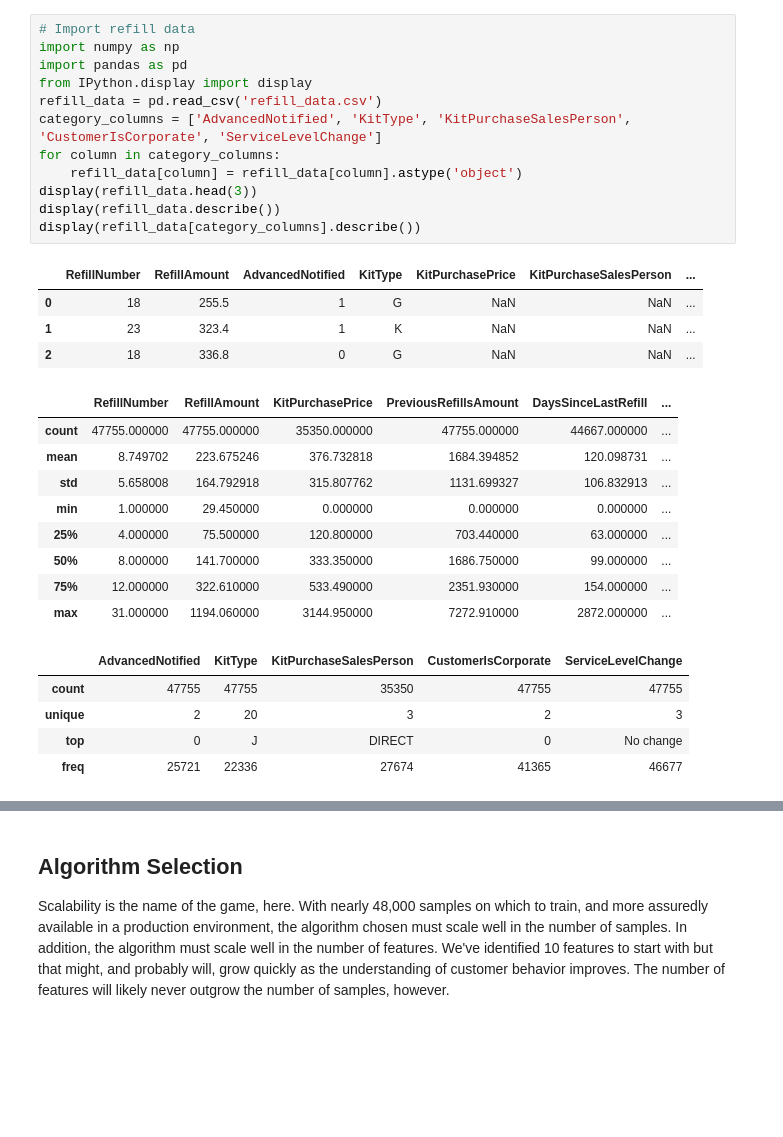
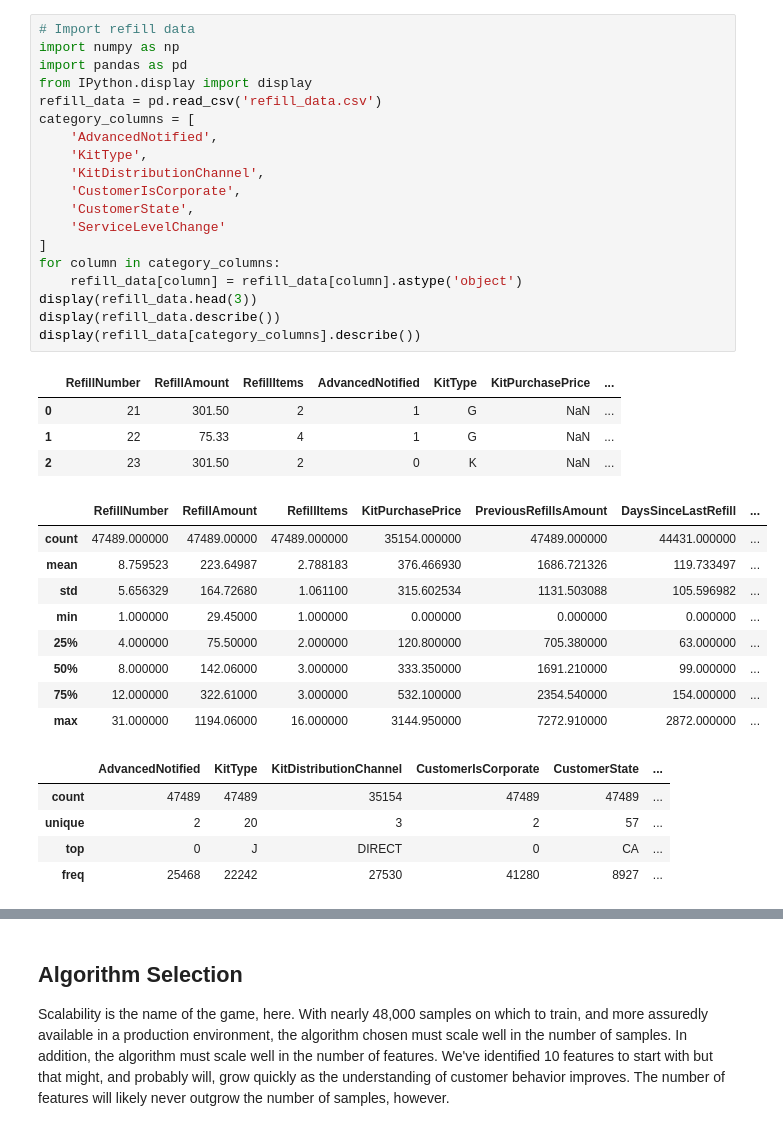
Before and after one commit to sjawhar/udacity-mlnd-capstone, a Jupyter notebook: kit_churn.ipynb, the cells around one changed output, grey strips where cells are left out. Cells and saved outputs as stored; diff of their text form; blank space fills up the shorter version.

```diff
--- a/kit_churn.ipynb
+++ b/kit_churn.ipynb
@@ -26,34 +28,41 @@ It is much more important that the classifier correctly identify the `Downgraded
 # %%
 # Import refill data
 import numpy as np
 import pandas as pd
 from IPython.display import display
 refill_data = pd.read_csv('refill_data.csv')
-category_columns = ['AdvancedNotified', 'KitType', 'KitPurchaseSalesPerson', 'CustomerIsCorporate', 'ServiceLevelChange']
+category_columns = [
+    'AdvancedNotified',
+    'KitType',
+    'KitDistributionChannel',
+    'CustomerIsCorporate',
+    'CustomerState',
+    'ServiceLevelChange'
+]
 for column in category_columns:
     refill_data[column] = refill_data[column].astype('object')
 display(refill_data.head(3))
 display(refill_data.describe())
 display(refill_data[category_columns].describe())
 # %% [output]
-|  | RefillNumber | RefillAmount | AdvancedNotified | KitType | KitPurchasePrice | KitPurchaseSalesPerson | ... |
-| 0 | 18 | 255.5 | 1 | G | NaN | NaN | ... |
-| 1 | 23 | 323.4 | 1 | K | NaN | NaN | ... |
-| 2 | 18 | 336.8 | 0 | G | NaN | NaN | ... |
+|  | RefillNumber | RefillAmount | RefillItems | AdvancedNotified | KitType | KitPurchasePrice | ... |
+| 0 | 21 | 301.50 | 2 | 1 | G | NaN | ... |
+| 1 | 22 | 75.33 | 4 | 1 | G | NaN | ... |
+| 2 | 23 | 301.50 | 2 | 0 | K | NaN | ... |
-|  | RefillNumber | RefillAmount | KitPurchasePrice | PreviousRefillsAmount | DaysSinceLastRefill | ... |
-| count | 47755.000000 | 47755.000000 | 35350.000000 | 47755.000000 | 44667.000000 | ... |
-| mean | 8.749702 | 223.675246 | 376.732818 | 1684.394852 | 120.098731 | ... |
-| std | 5.658008 | 164.792918 | 315.807762 | 1131.699327 | 106.832913 | ... |
-| min | 1.000000 | 29.450000 | 0.000000 | 0.000000 | 0.000000 | ... |
-| 25% | 4.000000 | 75.500000 | 120.800000 | 703.440000 | 63.000000 | ... |
-| 50% | 8.000000 | 141.700000 | 333.350000 | 1686.750000 | 99.000000 | ... |
-| 75% | 12.000000 | 322.610000 | 533.490000 | 2351.930000 | 154.000000 | ... |
-| max | 31.000000 | 1194.060000 | 3144.950000 | 7272.910000 | 2872.000000 | ... |
+|  | RefillNumber | RefillAmount | RefillItems | KitPurchasePrice | PreviousRefillsAmount | DaysSinceLastRefill | ... |
+| count | 47489.000000 | 47489.00000 | 47489.000000 | 35154.000000 | 47489.000000 | 44431.000000 | ... |
+| mean | 8.759523 | 223.64987 | 2.788183 | 376.466930 | 1686.721326 | 119.733497 | ... |
+| std | 5.656329 | 164.72680 | 1.061100 | 315.602534 | 1131.503088 | 105.596982 | ... |
+| min | 1.000000 | 29.45000 | 1.000000 | 0.000000 | 0.000000 | 0.000000 | ... |
+| 25% | 4.000000 | 75.50000 | 2.000000 | 120.800000 | 705.380000 | 63.000000 | ... |
+| 50% | 8.000000 | 142.06000 | 3.000000 | 333.350000 | 1691.210000 | 99.000000 | ... |
+| 75% | 12.000000 | 322.61000 | 3.000000 | 532.100000 | 2354.540000 | 154.000000 | ... |
+| max | 31.000000 | 1194.06000 | 16.000000 | 3144.950000 | 7272.910000 | 2872.000000 | ... |
-|  | AdvancedNotified | KitType | KitPurchaseSalesPerson | CustomerIsCorporate | ServiceLevelChange |
-| count | 47755 | 47755 | 35350 | 47755 | 47755 |
-| unique | 2 | 20 | 3 | 2 | 3 |
-| top | 0 | J | DIRECT | 0 | No change |
-| freq | 25721 | 22336 | 27674 | 41365 | 46677 |
+|  | AdvancedNotified | KitType | KitDistributionChannel | CustomerIsCorporate | CustomerState | ... |
+| count | 47489 | 47489 | 35154 | 47489 | 47489 | ... |
+| unique | 2 | 20 | 3 | 2 | 57 | ... |
+| top | 0 | J | DIRECT | 0 | CA | ... |
+| freq | 25468 | 22242 | 27530 | 41280 | 8927 | ... |
 # %%
 # Separate data into features (X) and target (y)
 X_raw = refill_data[list(refill_data.columns[:-1])]
```
Also changed, not shown: parts of 9 cells of this notebook.
